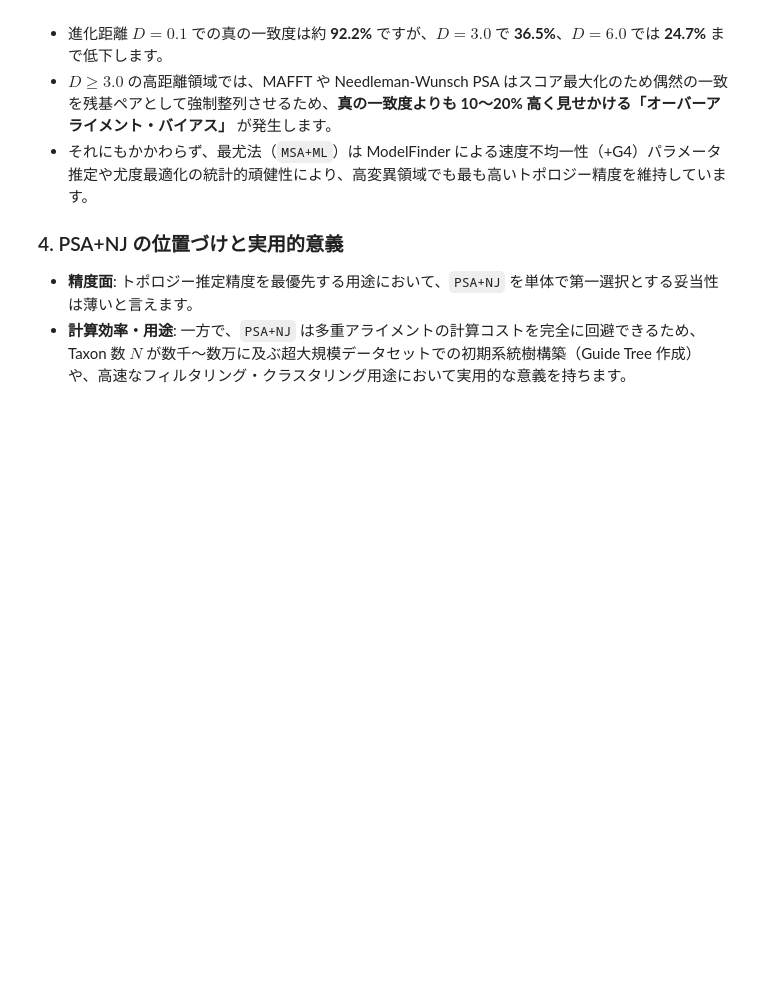
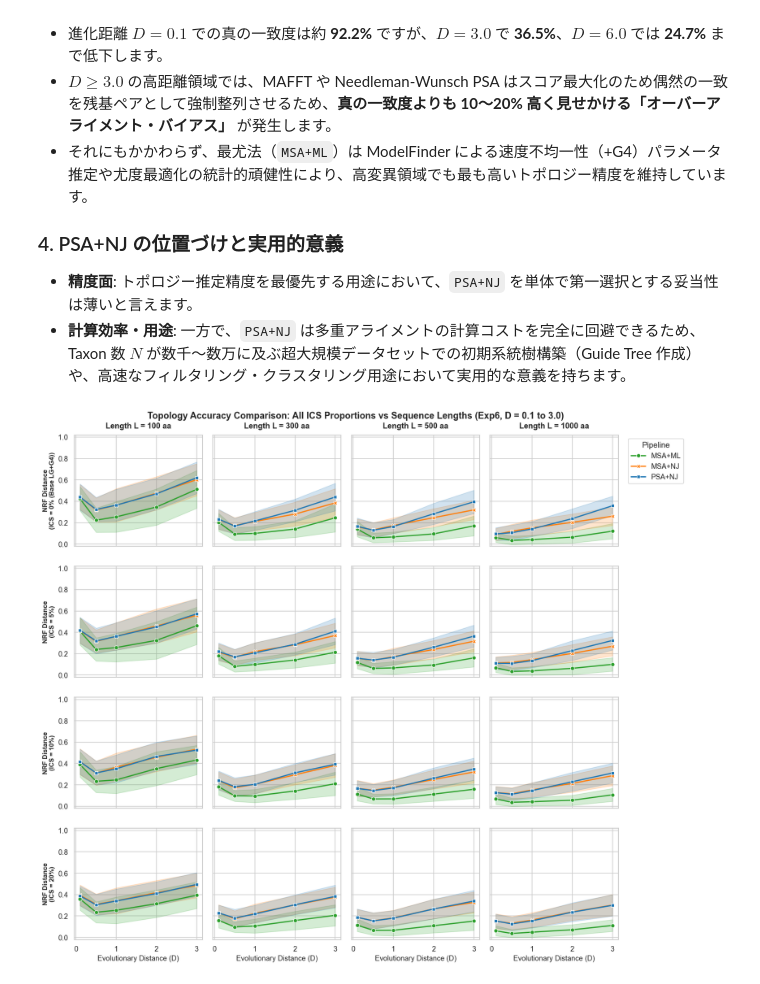
Before and after one commit to citrusml/PhyloTree_Methods_Comparison, a Jupyter notebook: analysis/analysis_backup.ipynb, the cells around one changed output. Saved outputs shown, nothing was run; the diff lists cells and outputs as text; code cells hidden in the pictures; blank space fills up the shorter version.

```diff
--- a/analysis/analysis_backup.ipynb
+++ b/analysis/analysis_backup.ipynb
@@ -1080,3 +1083,68 @@ visualize_example("exp8_high_dist", "D5.0_L500")
 ### 4. PSA+NJ の位置づけと実用的意義
 - **精度面**: トポロジー推定精度を最優先する用途において、`PSA+NJ` を単体で第一選択とする妥当性は薄いと言えます。
 - **計算効率・用途**: 一方で、`PSA+NJ` は多重アライメントの計算コストを完全に回避できるため、Taxon 数 $N$ が数千〜数万に及ぶ超大規模データセットでの初期系統樹構築（Guide Tree 作成）や、高速なフィルタリング・クラスタリング用途において実用的な意義を持ちます。
+# %%
+import matplotlib.pyplot as plt
+import seaborn as sns
+import pandas as pd
+
+# スタイル設定
+sns.set_theme(style="whitegrid")
+
+# 1. データの抽出
+df_exp6 = df_all[df_all['experiment_id'] == 'Exp6_ICS'].copy()
+df_exp6['pipeline'] = df_exp6['pipeline'].str.replace('PWA', 'PSA')
+
+ics_props = [0.0, 0.05, 0.10, 0.20]   # 縦に並べる ICS 比率
+lengths = [100, 300, 500, 1000]       # 横に並べる配列長
+
+# 2. サブプロットの初期化 (4行 x 4列, 軸共有)
+fig, axes = plt.subplots(len(ics_props), len(lengths), figsize=(16, 12.5), sharey=True, sharex=True)
+
+for r_idx, ics in enumerate(ics_props):
+    df_row = df_exp6[df_exp6['ics_prop'] == ics]
+    label_ics = f"{ics*100:.0f}%" if ics > 0 else "0% (Base LG+G4)"
+
+    for c_idx, length in enumerate(lengths):
+        ax = axes[r_idx, c_idx]
+        sub = df_row[df_row['length'] == length]
+
+        sns.lineplot(
+            data=sub, x='distance', y='nrf_distance', hue='pipeline', style='pipeline',
+            palette=PIPELINE_COLORS, markers=True, dashes=False, ax=ax,
+            errorbar='sd', linewidth=1.8  # 標準偏差 (sd)
+        )
+
+        # タイトルは最上段のみ設定して図をスッキリさせる
+        if r_idx == 0:
+            ax.set_title(f"Length L = {length} aa", fontweight='bold', fontsize=12, pad=10)
+
+        # Y軸ラベルは最左列のみ設定
+        if c_idx == 0:
+            ax.set_ylabel(f"NRF Distance\n(ICS = {label_ics})", fontsize=10, fontweight='bold')
+        else:
+            ax.set_ylabel("")
+
+        # X軸ラベルは最下段のみ設定
+        if r_idx == len(ics_props) - 1:
+            ax.set_xlabel("Evolutionary Distance (D)", fontsize=11)
+        else:
+            ax.set_xlabel("")
+
+        ax.set_ylim(-0.02, 1.02)
+
+        # 凡例の処理: 最上段・右端のサブプロットのみ外出し表示し、それ以外は削除
+        if r_idx == 0 and c_idx == len(lengths) - 1:
+            ax.legend(bbox_to_anchor=(1.05, 1.0), loc='upper left', frameon=True, title="Pipeline")
+        else:
+            if ax.get_legend():
+                ax.get_legend().remove()
+
+# 3. 全体余白・タイトルの調整
+plt.subplots_adjust(wspace=0.08, hspace=0.18, top=0.92, right=0.85, bottom=0.06)
+plt.suptitle("Topology Accuracy Comparison: All ICS Proportions vs Sequence Lengths (Exp6, D = 0.1 to 3.0)",
+             fontweight='bold', fontsize=14, y=0.96)
+
+plt.show()
+# %% [output]
+[figure, added]
```
Also changed, not shown: parts of 7 cells of this notebook.
